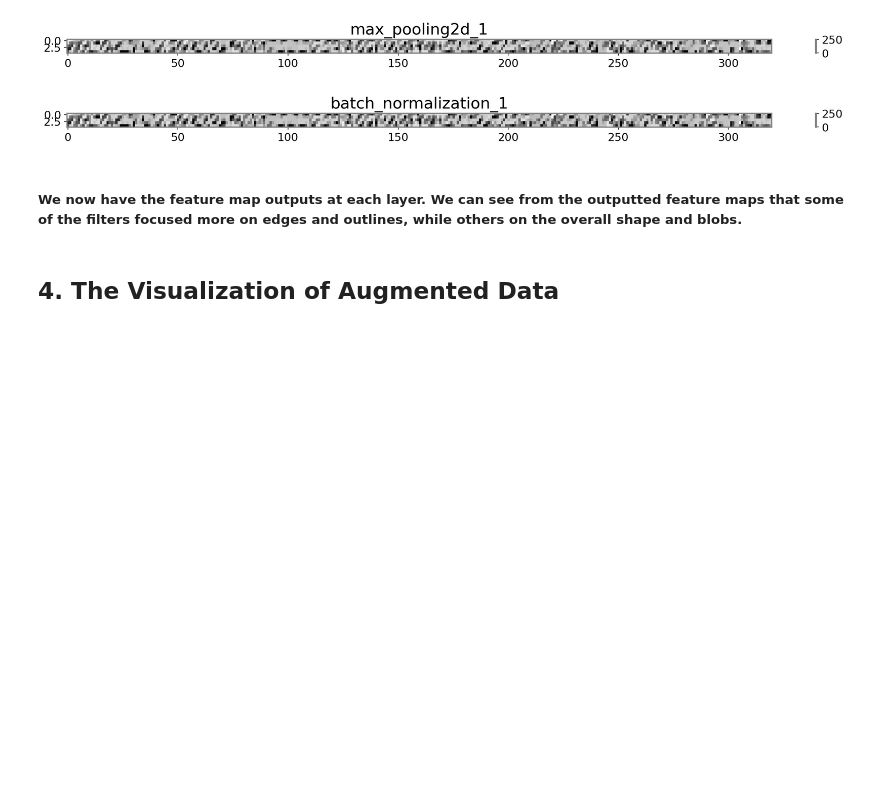
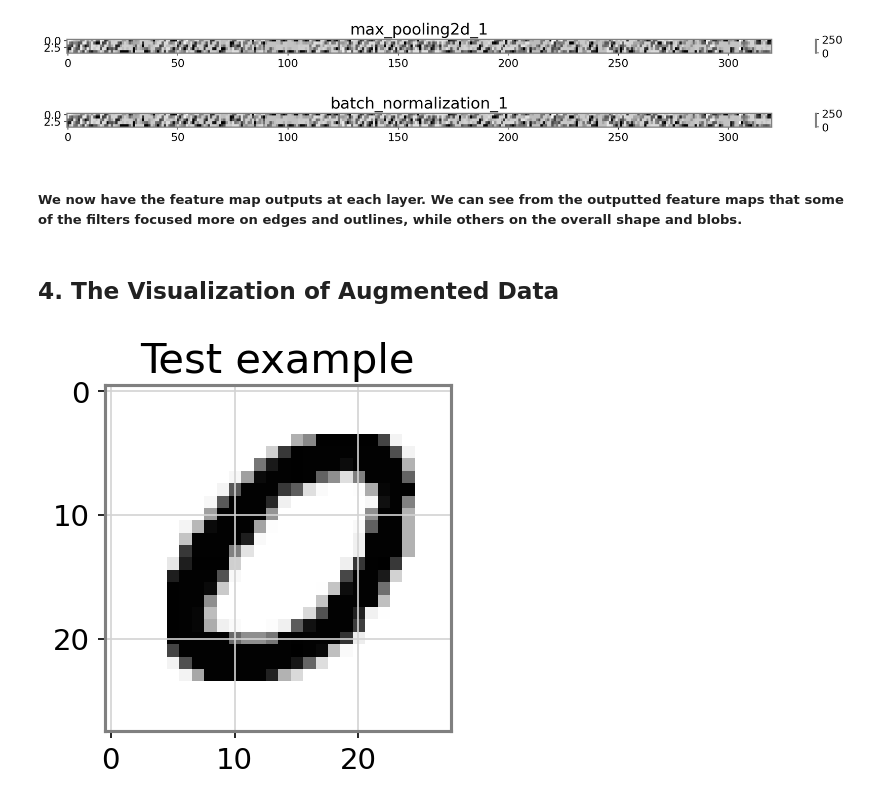
Before and after one commit to omid-sar/MNIST-Data--Digit-Recognizer-, a Jupyter notebook: notebooks/model_experients_results.ipynb, the cells around one changed output. Cells and saved outputs as stored; diff of their text form; code cells hidden in the pictures; blank space fills up the shorter version.

```diff
--- a/notebooks/model_experients_results.ipynb
+++ b/notebooks/model_experients_results.ipynb
@@ -255,0 +265,8 @@ dropout_2
+# %%
+temp_example_X = X_train[12].reshape(-1, 28, 28, 1)
+temp_example_y = y_train[12].reshape(-1, 10)
+plt.figure(figsize=(3, 3))
+plt.title("Test example")
+plt.imshow(temp_example_X.squeeze(), cmap="Greys")
+# %% [output]
+[figure, added]
```
Also changed, not shown: parts of 2 cells of this notebook.
